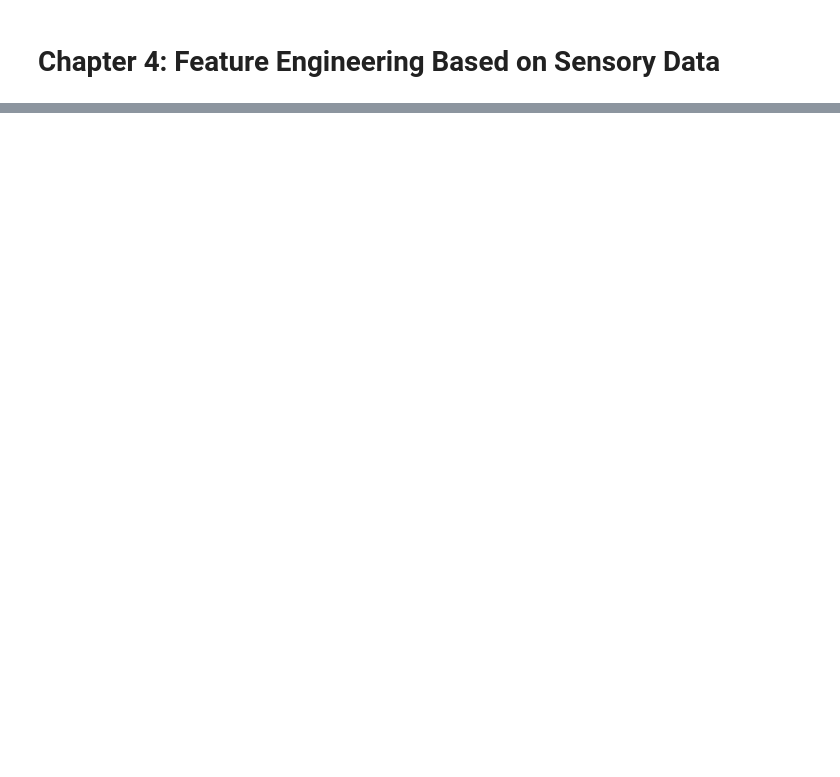
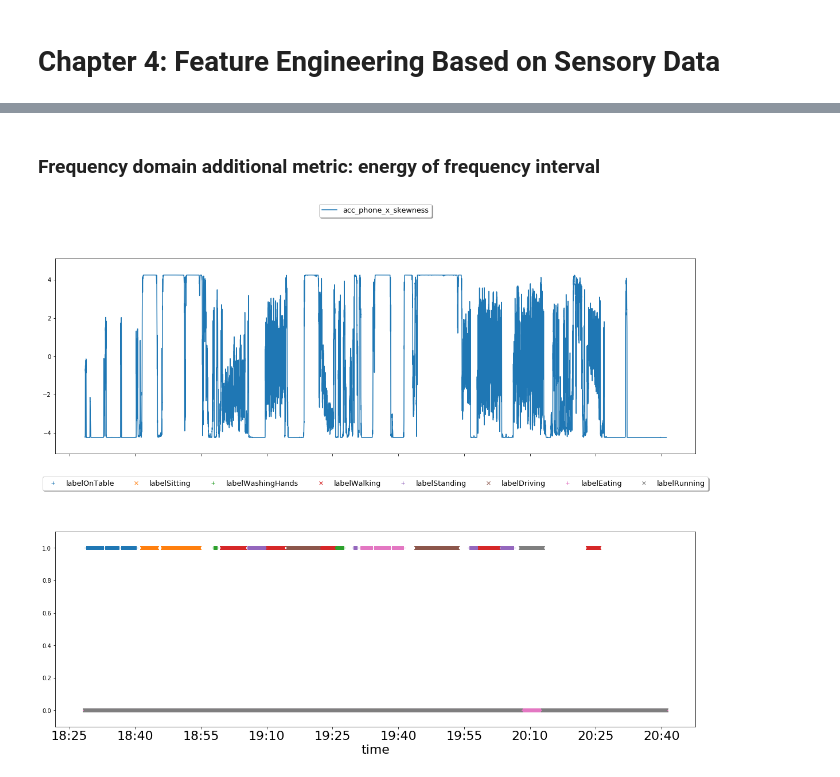
Before and after one commit to davidstap/ML4QS, a Jupyter notebook: assignment1.ipynb, the cells around one changed output, grey strips where cells are left out. Drawn from its saved outputs; the diff is of its cells as text; code cells hidden in the pictures; blank space fills up the shorter version.

```diff
--- a/assignment1.ipynb
+++ b/assignment1.ipynb
@@ -300,0 +309,4 @@ KeyboardInterrupt:
+# %%
+# Load data (use ch3 csv data)
+data = pd.read_csv('./ML4QS-master/intermediate_datafiles/chapter3_result_final.csv', index_col=0)
+data.index = data.index.to_datetime()
@@ -300,0 +410,17 @@ KeyboardInterrupt:
+# %% [markdown]
+### Frequency domain additional metric: energy of frequency interval
+# %%
+# _skewness added
+from Chapter4.FrequencyAbstraction import FourierTransformation
+
+col = 'acc_phone_x'
+milliseconds_per_instance = (data.index[1]-data.index[0]).microseconds/1000
+fs = float(1000)/milliseconds_per_instance
+
+FreqAbs = FourierTransformation()
+
+data_abstract_f = FreqAbs.abstract_frequency(copy.deepcopy(data), [col], int(float(10000)/milliseconds_per_instance), fs)
+# %%
+DataViz.plot_dataset(data_abstract_f, ['acc_phone_x_skewness', 'label'], ['like', 'like'], ['line', 'points'])
+# %% [output]
+[figure, added]
```
Also changed, not shown: parts of 20 cells of this notebook, 13 other files.
